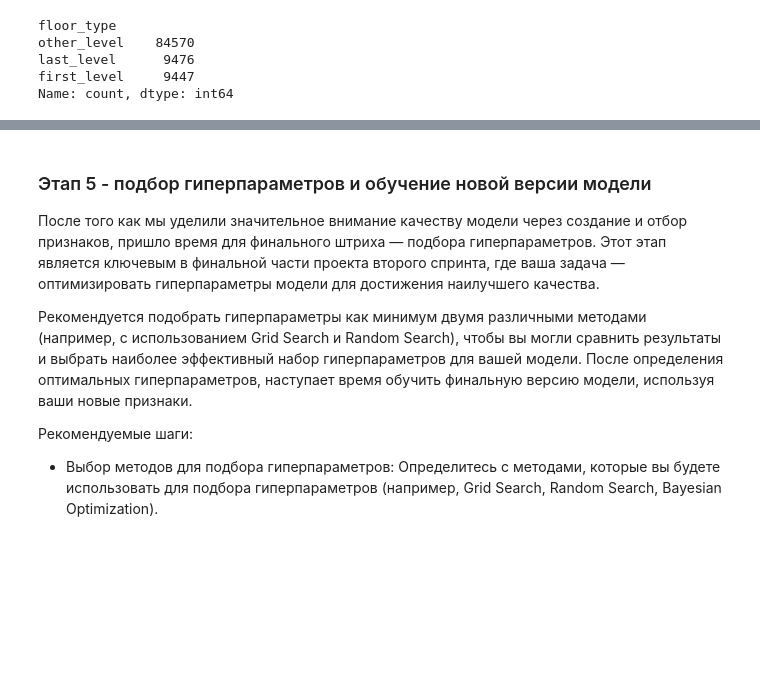
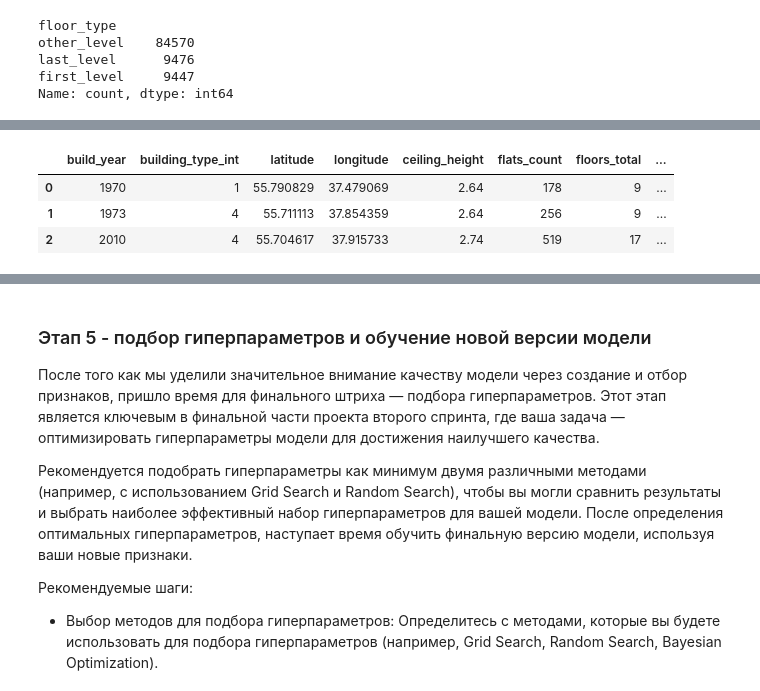
Before and after one commit to RumKam/mle-project-sprint-2-v001, a Jupyter notebook: model_improvement/project_sprint_2.ipynb, the cells around one changed output, grey strips where cells are left out. Saved outputs shown, nothing was run; the diff lists cells and outputs as text; code cells hidden in the pictures; blank space fills up the shorter version.

```diff
--- a/model_improvement/project_sprint_2.ipynb
+++ b/model_improvement/project_sprint_2.ipynb
@@ -984,0 +1096,8 @@ print(f"Distance between San Francisco and Los Angeles: {distance_km:.2f} km")
+# %%
+# Проверим результат
+X_test_features.head(3)
+# %% [output]
+|  | build_year | building_type_int | latitude | longitude | ceiling_height | flats_count | floors_total | ... |
+| 0 | 1970 | 1 | 55.790829 | 37.479069 | 2.64 | 178 | 9 | ... |
+| 1 | 1973 | 4 | 55.711113 | 37.854359 | 2.64 | 256 | 9 | ... |
+| 2 | 2010 | 4 | 55.704617 | 37.915733 | 2.74 | 519 | 17 | ... |
```
Also changed, not shown: parts of 69 cells of this notebook, 8 other files.
